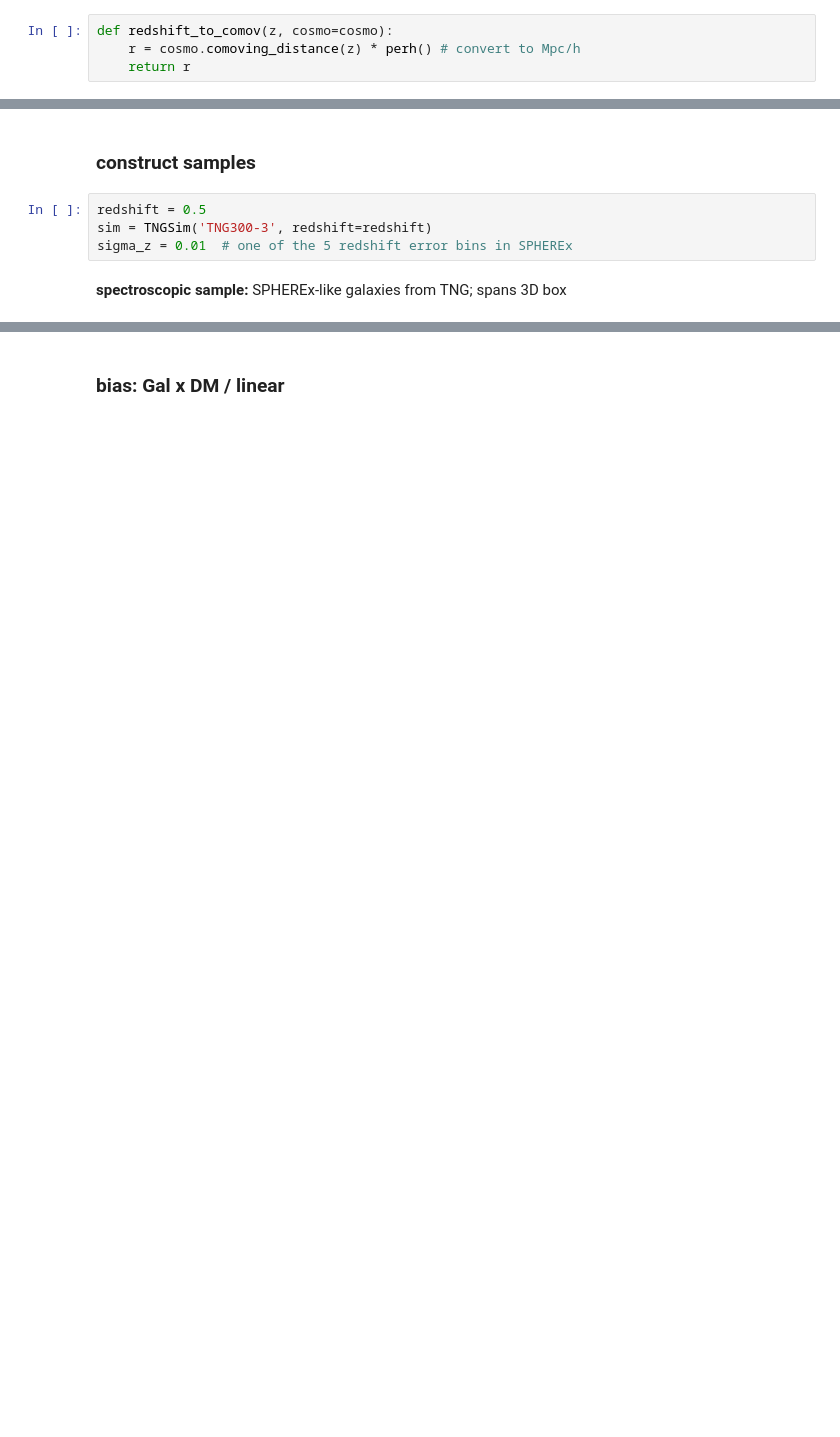
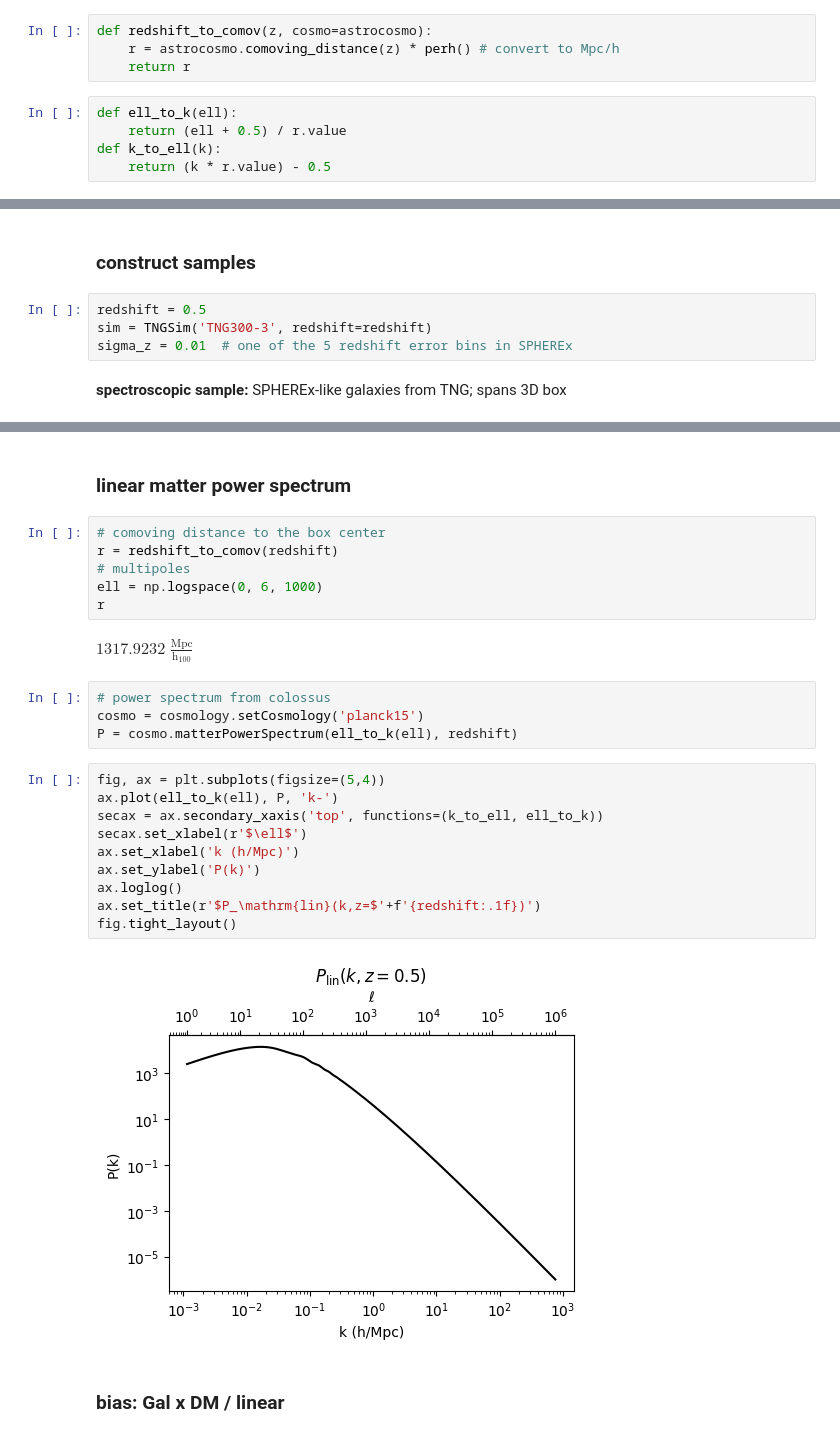
Before and after one commit to abbyw24/small-scale_cross-corrs, a Jupyter notebook: notebooks/wtheta_lin_10-10-23.ipynb, the cells around one changed output, grey strips where cells are left out. Saved outputs shown, nothing was run; the diff lists cells and outputs as text; blank space fills up the shorter version.

```diff
--- a/notebooks/wtheta_lin_10-10-23.ipynb
+++ b/notebooks/wtheta_lin_10-10-23.ipynb
@@ -55,8 +57,13 @@ def eval_Gaussian(loc, sigma, mean=0.):
     exp = -(loc-mean)**2 / (2 * sigma**2)
     return pre * np.e**exp
 # %%
-def redshift_to_comov(z, cosmo=cosmo):
-    r = cosmo.comoving_distance(z) * perh() # convert to Mpc/h
+def redshift_to_comov(z, cosmo=astrocosmo):
+    r = astrocosmo.comoving_distance(z) * perh() # convert to Mpc/h
     return r
+# %%
+def ell_to_k(ell):
+    return (ell + 0.5) / r.value
+def k_to_ell(k):
+    return (k * r.value) - 0.5
 # %%
 # convert Cartesian (x,y,z) coords in the box to (RA,Dec) on the sky from our observer pos,
@@ -187,3 +198,29 @@ $34.149888 \; \mathrm{\frac{Mpc}{h_{100}}}$
+# %% [markdown]
+### linear matter power spectrum
+# %%
+# comoving distance to the box center
+r = redshift_to_comov(redshift)
+# multipoles
+ell = np.logspace(0, 6, 1000)
+r
+# %% [output]
+$1317.9232 \; \mathrm{\frac{Mpc}{h_{100}}}$
+# %%
+# power spectrum from colossus
+cosmo = cosmology.setCosmology('planck15')
+P = cosmo.matterPowerSpectrum(ell_to_k(ell), redshift)
+# %%
+fig, ax = plt.subplots(figsize=(5,4))
+ax.plot(ell_to_k(ell), P, 'k-')
+secax = ax.secondary_xaxis('top', functions=(k_to_ell, ell_to_k))
+secax.set_xlabel(r'$\ell$')
+ax.set_xlabel('k (h/Mpc)')
+ax.set_ylabel('P(k)')
+ax.loglog()
+ax.set_title(r'$P_\mathrm{lin}(k,z=$'+f'{redshift:.1f})')
+fig.tight_layout()
+# %% [output]
+[figure, added]
 # %% [markdown]
 ### bias: Gal x DM / linear
 # %%
```
Also changed, not shown: parts of 57 cells of this notebook, 1 other file.
